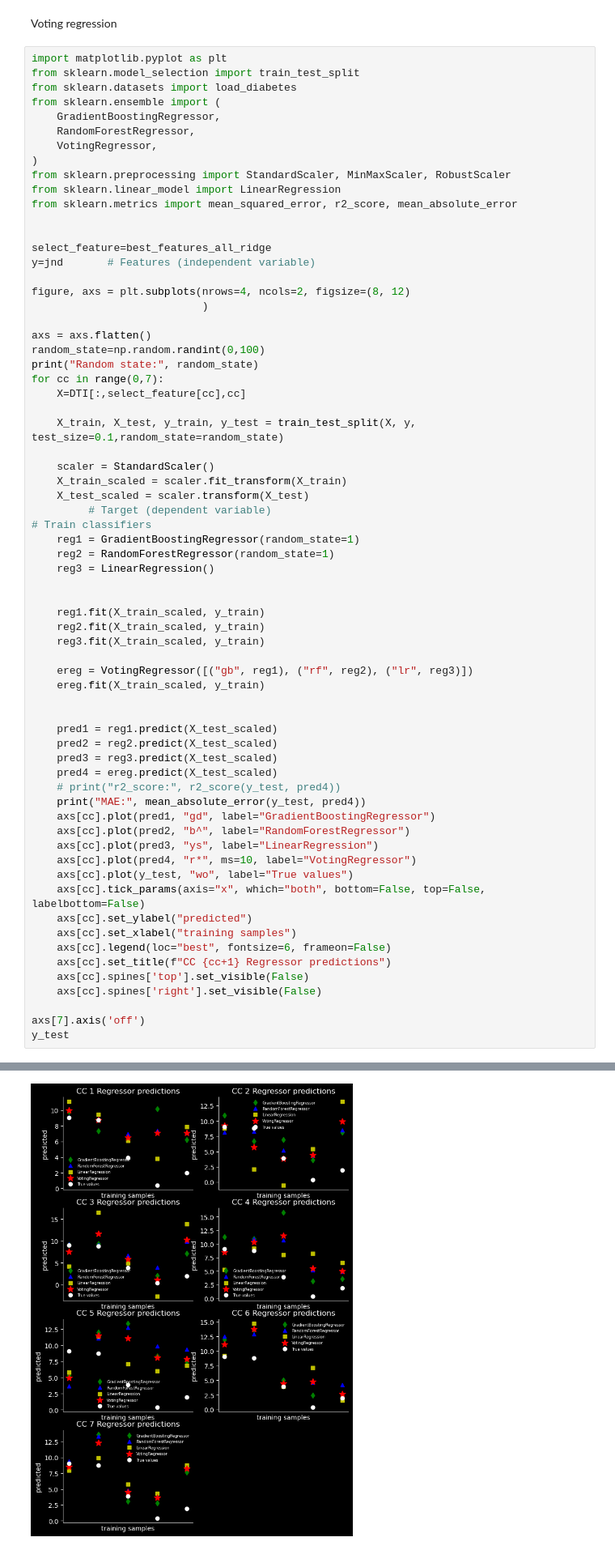
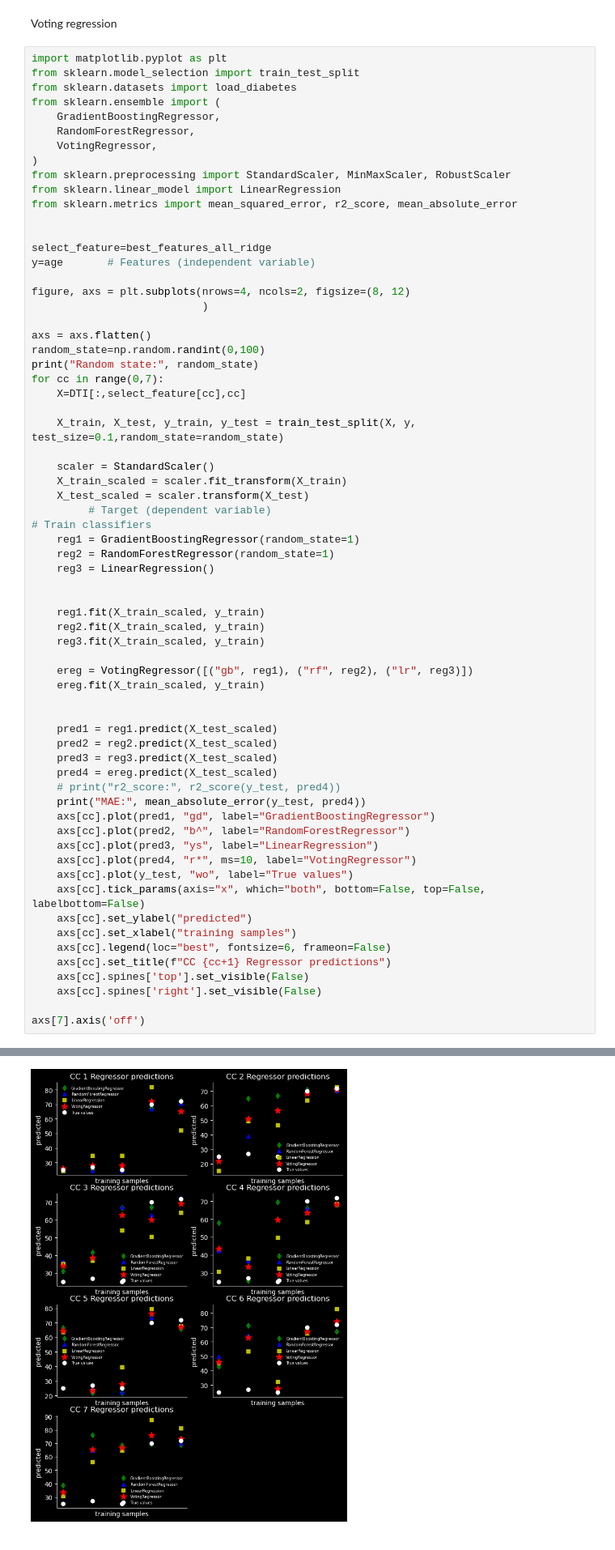
Before and after one commit to nicolascatz/CRPN_DTI_AGING_DPAKNC, a Jupyter notebook: scripts/DTI_Aging_FeatSelect_251209_NC.ipynb, the cells around one changed output, grey strips where cells are left out. Shown at 81% size. Drawn from its saved outputs; the diff is of its cells as text.

```diff
--- a/scripts/DTI_Aging_FeatSelect_251209_NC.ipynb
+++ b/scripts/DTI_Aging_FeatSelect_251209_NC.ipynb
@@ -363,7 +368,7 @@ from sklearn.metrics import mean_squared_error, r2_score, mean_absolute_error
 
 
 select_feature=best_features_all_ridge
-y=jnd       # Features (independent variable)
+y=age       # Features (independent variable)
 
 figure, axs = plt.subplots(nrows=4, ncols=2, figsize=(8, 12)
                            )
@@ -414,5 +419,4 @@ for cc in range(0,7):
     axs[cc].spines['right'].set_visible(False)
 
 axs[7].axis('off')
-y_test
 # %% [output]
@@ -428,4 +432,4 @@ array([9.07, 8.78, 3.9 , 0.37, 1.95])
-[figure, old version]
+[figure, new version]
 # %%
 import matplotlib.pyplot as plt
 from sklearn.model_selection import train_test_split
```
Also changed, not shown: parts of 23 cells of this notebook, 8 other files.
